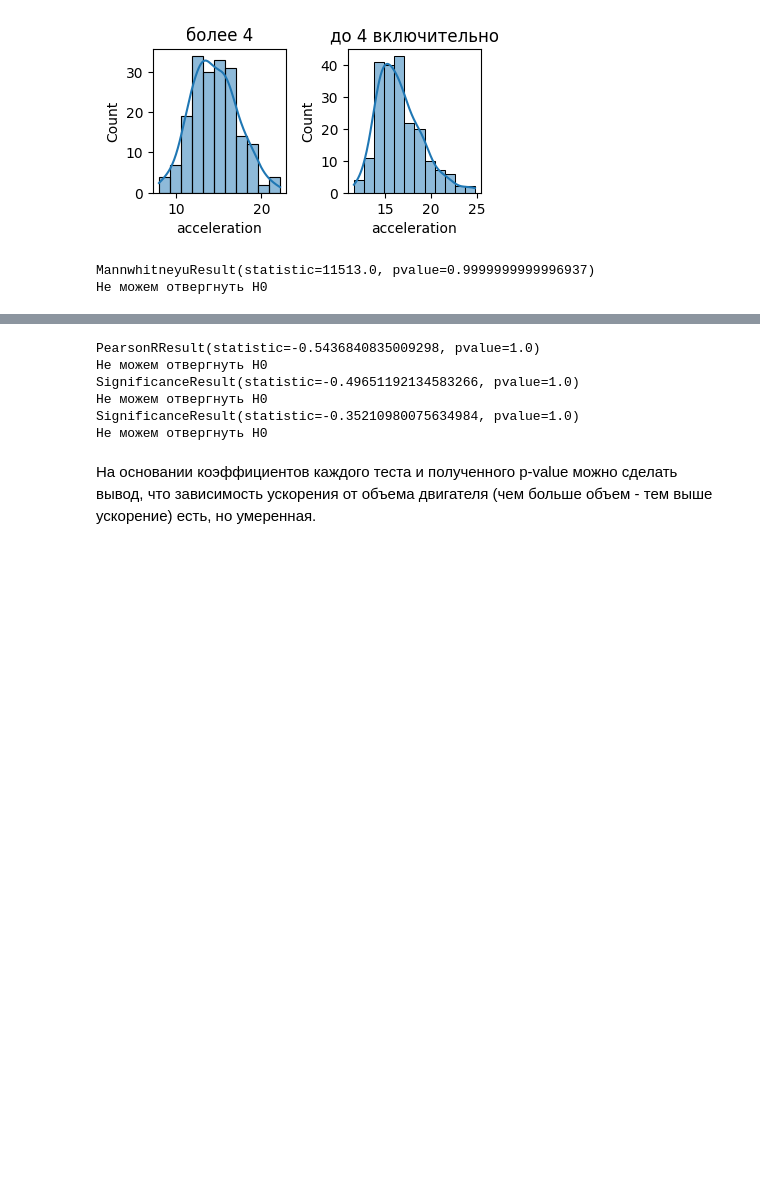
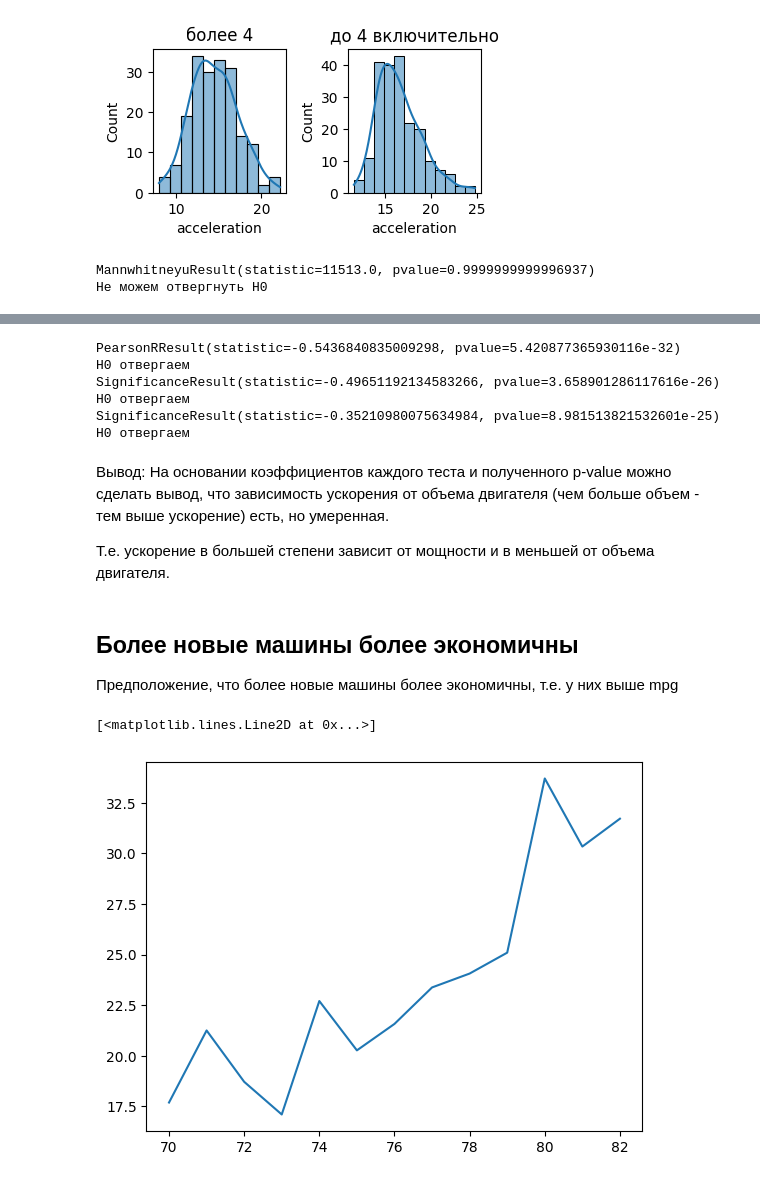
Before and after one commit to igel2000/ml-inno-hw, a Jupyter notebook: 1.Math/1.99.MathItog.ipynb, the cells around one changed output, grey strips where cells are left out. Saved outputs shown, nothing was run; the diff lists cells and outputs as text; code cells hidden in the pictures; blank space fills up the shorter version.

```diff
--- a/1.Math/1.99.MathItog.ipynb
+++ b/1.Math/1.99.MathItog.ipynb
@@ -24,8 +29,8 @@ warnings.filterwarnings('ignore')
   * имя : Название модели автомобиля (строка)
 # %%
 # Ознакомьтесь с набором данных mpg из библиотеки Seaborn. (df =sns.load_dataset(’mpg’))
-df =sns.load_dataset('mpg')
-df
+df_mpg =sns.load_dataset('mpg')
+df_mpg
 # %% [output]
 |  | mpg | cylinders | displacement | horsepower | weight | acceleration | model_year | origin | name |
 | 0 | 18.0 | 8 | 307.0 | 130.0 | 3504 | 12.0 | 70 | usa | chevrolet chevelle malibu |
@@ -91,6 +95,6 @@ memory usage: 28.1+ KB
 Особым образом стоит рассмотреть столбец model_year. По сути это своеобразная шкала времени. И этот столбец можно рассматривать и как числовой, и как категориальный - зависит от задачи.
 # %%
 # Добавим столбец, в котором год выпуска представлен как строка
-df["model_year_str"] = df["model_year"].apply(str)
+df_mpg["model_year_str"] = df_mpg["model_year"].apply(str)
 # %%
 plt.figure(figsize=(8,5))
@@ -302,25 +322,43 @@ d = df[['acceleration', 'displacement', 'mpg']].dropna()
 # %%
+d = df_mpg[['acceleration', 'displacement']].dropna()
+
 column2 = 'acceleration'
 column1 = 'displacement'
-#column2 = 'mpg'
 
-res = scipy.stats.pearsonr(d[column1], d[column2], alternative='greater')
+res = scipy.stats.pearsonr(d[column1], d[column2], alternative='two-sided')
 print(res)
 check_pvalue(res.pvalue)
 
-res = scipy.stats.spearmanr(d[column1], d[column2], alternative='greater')
+res = scipy.stats.spearmanr(d[column1], d[column2], alternative='two-sided')
 print(res)
 check_pvalue(res.pvalue)
 
-res = scipy.stats.kendalltau(d[column1], d[column2], alternative='greater')
+res = scipy.stats.kendalltau(d[column1], d[column2], alternative='two-sided')
 print(res)
 check_pvalue(res.pvalue)
 # %% [output]
-PearsonRResult(statistic=-0.5436840835009298, pvalue=1.0)
-Не можем отвергнуть H0
-SignificanceResult(statistic=-0.49651192134583266, pvalue=1.0)
-Не можем отвергнуть H0
-SignificanceResult(statistic=-0.35210980075634984, pvalue=1.0)
-Не можем отвергнуть H0
+PearsonRResult(statistic=-0.5436840835009298, pvalue=5.420877365930116e-32)
+H0 отвергаем
+SignificanceResult(statistic=-0.49651192134583266, pvalue=3.658901286117616e-26)
+H0 отвергаем
+SignificanceResult(statistic=-0.35210980075634984, pvalue=8.981513821532601e-25)
+H0 отвергаем
 # %% [markdown]
-На основании коэффициентов каждого теста и полученного p-value можно сделать вывод, что зависимость ускорения от объема двигателя (чем больше объем - тем выше ускорение) есть, но умеренная.
+Вывод: На основании коэффициентов каждого теста и полученного p-value можно сделать вывод, что зависимость ускорения от объема двигателя (чем больше объем - тем выше ускорение) есть, но умеренная.
+
+Т.е. ускорение в большей степени зависит от мощности и в меньшей от объема двигателя.
+# %% [markdown]
+## Более новые машины более экономичны
+
+Предположение, что более новые машины более экономичны, т.е. у них выше mpg
+# %%
+# Подготовим данные с датой в индексе
+df_mpg["year-date"] = pd.to_datetime("19"+df_mpg["model_year_str"]+"-01-01 00:00:00", yearfirst=True)
+df_timeseries = pd.DataFrame({'year-date': df_mpg["year-date"], 'mpg': df_mpg["mpg"]})
+df_timeseries.set_index('year-date', inplace=True)
+# %%
+# визуализация средних mpg по годам
+plt.plot(df_mpg.groupby('model_year').agg({'mpg': ['mean']}) )
+# %% [output]
+[<matplotlib.lines.Line2D at 0x...>]
+[figure, added]
```
Also changed, not shown: parts of 77 cells of this notebook.
